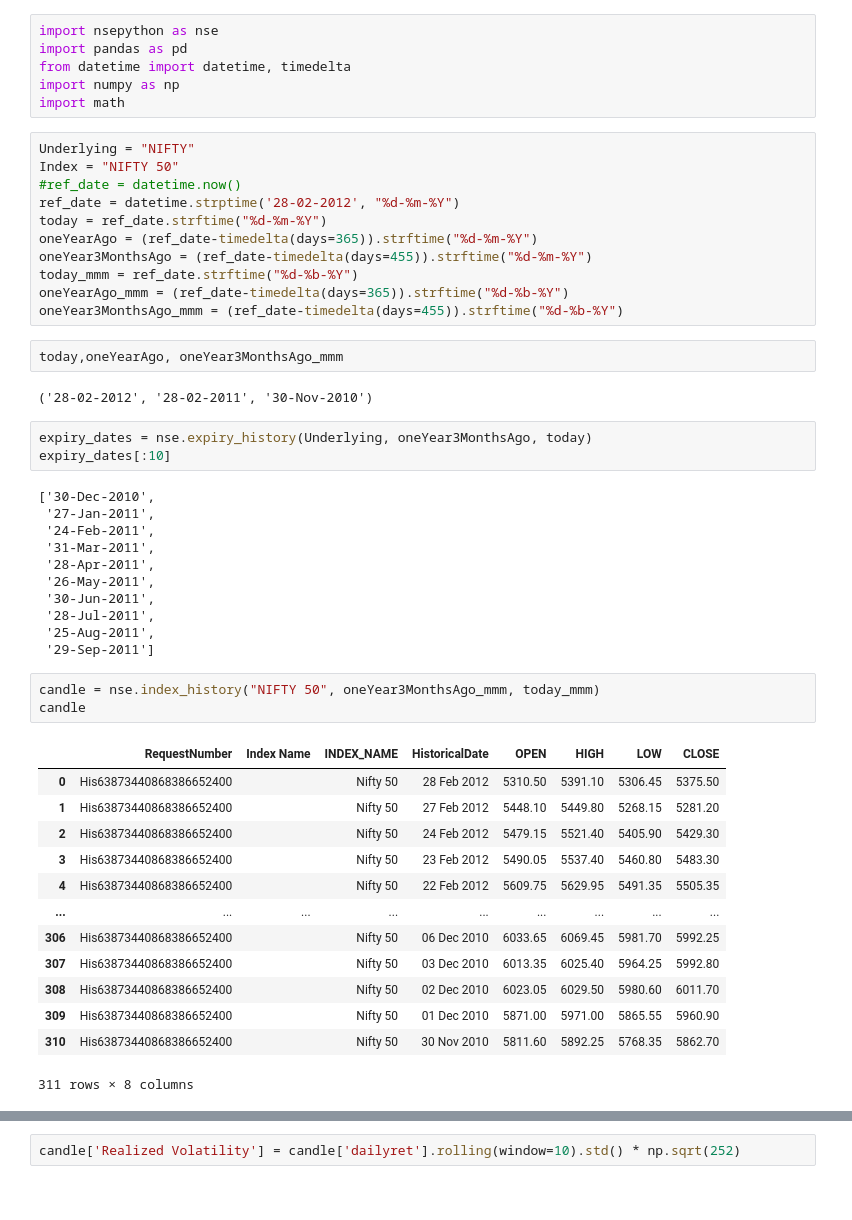
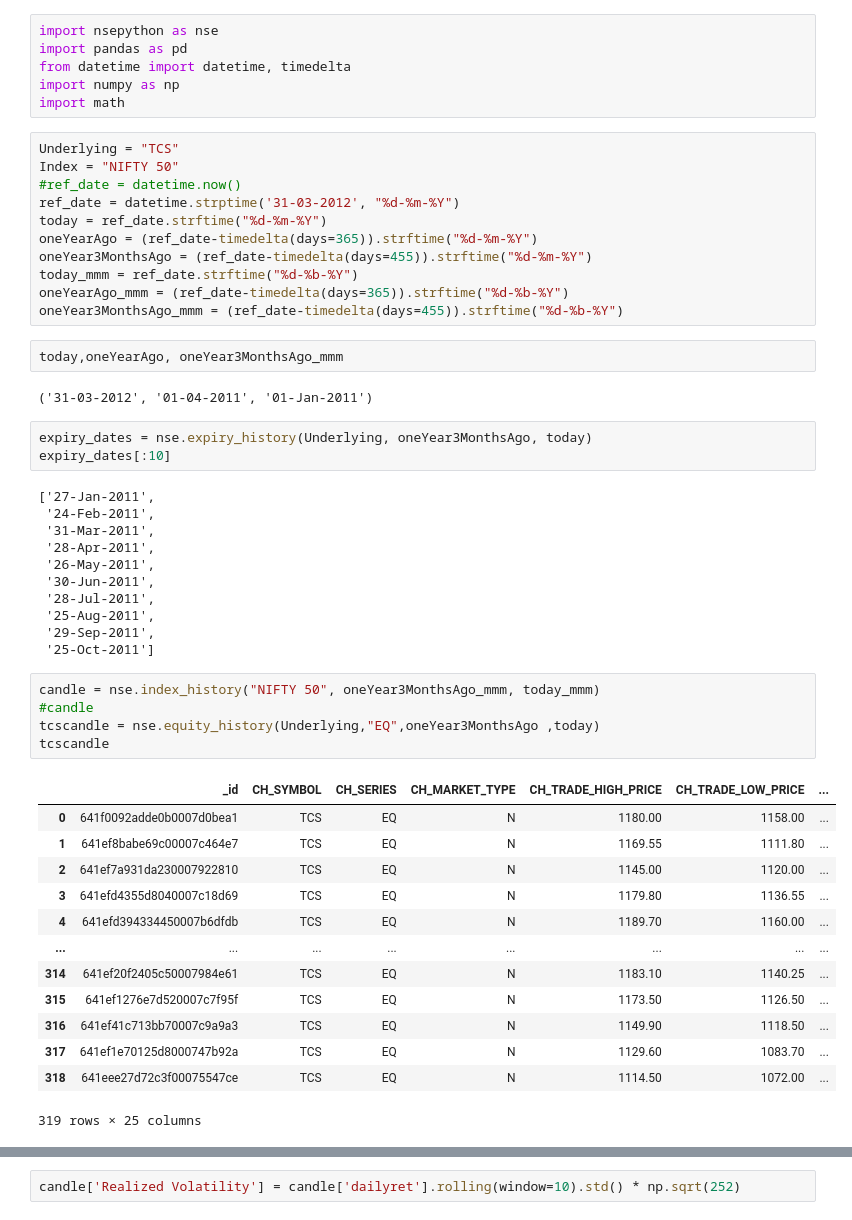
Before and after one commit to itsgk92/timepass, a Jupyter notebook: jupyternotebook/VolatilityCone.ipynb, the cells around one changed output, grey strips where cells are left out. Cells and saved outputs as stored; diff of their text form.

```diff
--- a/jupyternotebook/VolatilityCone.ipynb
+++ b/jupyternotebook/VolatilityCone.ipynb
@@ -5,10 +5,10 @@ from datetime import datetime, timedelta
 import numpy as np
 import math
 # %%
-Underlying = "NIFTY"
+Underlying = "TCS"
 Index = "NIFTY 50"
 #ref_date = datetime.now()
-ref_date = datetime.strptime('28-02-2012', "%d-%m-%Y")
+ref_date = datetime.strptime('31-03-2012', "%d-%m-%Y")
 today = ref_date.strftime("%d-%m-%Y")
 oneYearAgo = (ref_date-timedelta(days=365)).strftime("%d-%m-%Y")
 oneYear3MonthsAgo = (ref_date-timedelta(days=455)).strftime("%d-%m-%Y")
@@ -18,13 +18,12 @@ oneYear3MonthsAgo_mmm = (ref_date-timedelta(days=455)).strftime("%d-%b-%Y")
 # %%
 today,oneYearAgo, oneYear3MonthsAgo_mmm
 # %% [output]
-('28-02-2012', '28-02-2011', '30-Nov-2010')
+('31-03-2012', '01-04-2011', '01-Jan-2011')
 # %%
 expiry_dates = nse.expiry_history(Underlying, oneYear3MonthsAgo, today)
 expiry_dates[:10]
 # %% [output]
-['30-Dec-2010',
- '27-Jan-2011',
+['27-Jan-2011',
  '24-Feb-2011',
  '31-Mar-2011',
  '28-Apr-2011',
@@ -32,24 +31,27 @@ expiry_dates[:10]
  '30-Jun-2011',
  '28-Jul-2011',
  '25-Aug-2011',
- '29-Sep-2011']
+ '29-Sep-2011',
+ '25-Oct-2011']
 # %%
 candle = nse.index_history("NIFTY 50", oneYear3MonthsAgo_mmm, today_mmm)
-candle
+#candle
+tcscandle = nse.equity_history(Underlying,"EQ",oneYear3MonthsAgo ,today)
+tcscandle
 # %% [output]
-|  | RequestNumber | Index Name | INDEX_NAME | HistoricalDate | OPEN | HIGH | LOW | CLOSE |
-| 0 | His63873440868386652400 |  | Nifty 50 | 28 Feb 2012 | 5310.50 | 5391.10 | 5306.45 | 5375.50 |
-| 1 | His63873440868386652400 |  | Nifty 50 | 27 Feb 2012 | 5448.10 | 5449.80 | 5268.15 | 5281.20 |
-| 2 | His63873440868386652400 |  | Nifty 50 | 24 Feb 2012 | 5479.15 | 5521.40 | 5405.90 | 5429.30 |
-| 3 | His63873440868386652400 |  | Nifty 50 | 23 Feb 2012 | 5490.05 | 5537.40 | 5460.80 | 5483.30 |
-| 4 | His63873440868386652400 |  | Nifty 50 | 22 Feb 2012 | 5609.75 | 5629.95 | 5491.35 | 5505.35 |
-| ... | ... | ... | ... | ... | ... | ... | ... | ... |
-| 306 | His63873440868386652400 |  | Nifty 50 | 06 Dec 2010 | 6033.65 | 6069.45 | 5981.70 | 5992.25 |
-| 307 | His63873440868386652400 |  | Nifty 50 | 03 Dec 2010 | 6013.35 | 6025.40 | 5964.25 | 5992.80 |
-| 308 | His63873440868386652400 |  | Nifty 50 | 02 Dec 2010 | 6023.05 | 6029.50 | 5980.60 | 6011.70 |
-| 309 | His63873440868386652400 |  | Nifty 50 | 01 Dec 2010 | 5871.00 | 5971.00 | 5865.55 | 5960.90 |
-| 310 | His63873440868386652400 |  | Nifty 50 | 30 Nov 2010 | 5811.60 | 5892.25 | 5768.35 | 5862.70 |
+|  | _id | CH_SYMBOL | CH_SERIES | CH_MARKET_TYPE | CH_TRADE_HIGH_PRICE | CH_TRADE_LOW_PRICE | ... |
+| 0 | 641f0092adde0b0007d0bea1 | TCS | EQ | N | 1180.00 | 1158.00 | ... |
+| 1 | 641ef8babe69c00007c464e7 | TCS | EQ | N | 1169.55 | 1111.80 | ... |
+| 2 | 641ef7a931da230007922810 | TCS | EQ | N | 1145.00 | 1120.00 | ... |
+| 3 | 641efd4355d8040007c18d69 | TCS | EQ | N | 1179.80 | 1136.55 | ... |
+| 4 | 641efd394334450007b6dfdb | TCS | EQ | N | 1189.70 | 1160.00 | ... |
+| ... | ... | ... | ... | ... | ... | ... | ... |
+| 314 | 641ef20f2405c50007984e61 | TCS | EQ | N | 1183.10 | 1140.25 | ... |
+| 315 | 641ef1276e7d520007c7f95f | TCS | EQ | N | 1173.50 | 1126.50 | ... |
+| 316 | 641ef41c713bb70007c9a9a3 | TCS | EQ | N | 1149.90 | 1118.50 | ... |
+| 317 | 641ef1e70125d8000747b92a | TCS | EQ | N | 1129.60 | 1083.70 | ... |
+| 318 | 641eee27d72c3f00075547ce | TCS | EQ | N | 1114.50 | 1072.00 | ... |
-311 rows × 8 columns
+319 rows × 25 columns
 # %%
 candle["HistoricalDate"] = pd.to_datetime(candle["HistoricalDate"])
 candle.CLOSE = candle.CLOSE.astype(float)
```
Also changed, not shown: parts of 7 cells of this notebook.
